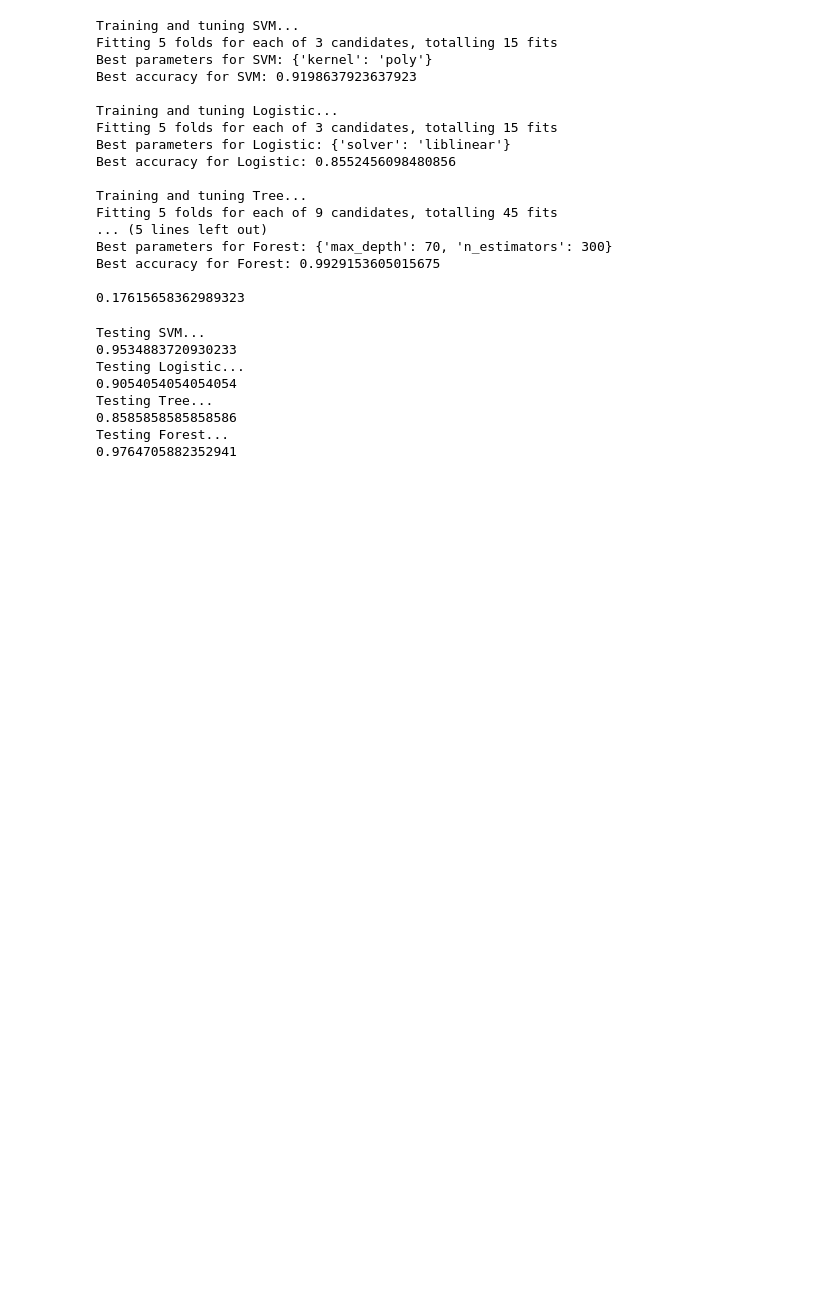
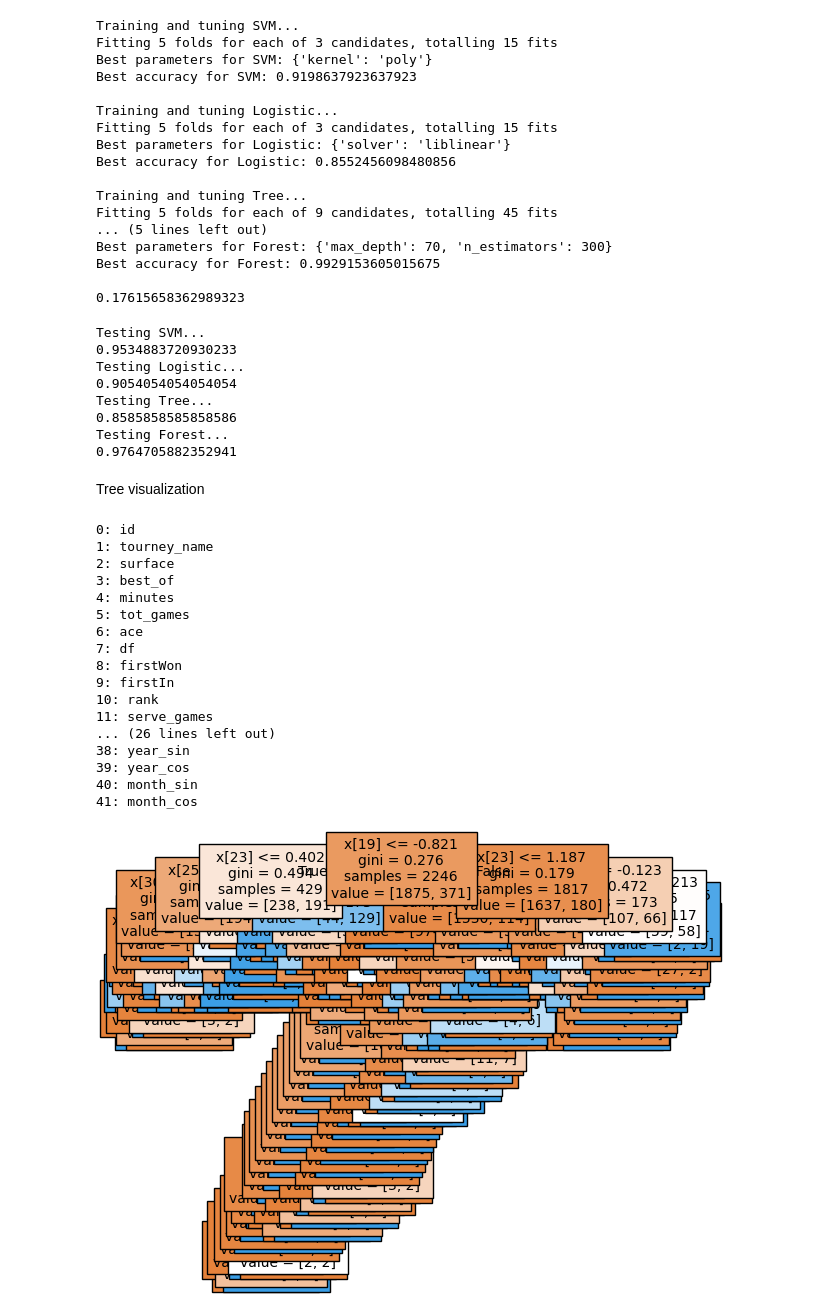
Before and after one commit to Matteo294/ATP-analysis, a Jupyter notebook: MLmodel/ml.ipynb, the cells around one changed output. Cells and saved outputs as stored; diff of their text form; code cells hidden in the pictures; blank space fills up the shorter version.

```diff
--- a/MLmodel/ml.ipynb
+++ b/MLmodel/ml.ipynb
@@ -447,3 +447,35 @@ Testing Tree...
 0.8585858585858586
 Testing Forest...
 0.9764705882352941
+# %% [markdown]
+Tree visualization
+# %%
+from sklearn.tree import plot_tree
+
+for idx, feature in enumerate(X.columns):
+    print(f"{idx}: {feature}")
+
+#plt.figure(figsize=(20, 10))
+plot_tree(grids["Tree"].best_estimator_, filled=True, fontsize=10)
+plt.savefig("tree.png", dpi=300, bbox_inches='tight')
+plt.tight_layout()
+plt.show()
+# %% [output]
+0: id
+1: tourney_name
+2: surface
+3: best_of
+4: minutes
+5: tot_games
+6: ace
+7: df
+8: firstWon
+9: firstIn
+10: rank
+11: serve_games
+... (26 lines left out)
+38: year_sin
+39: year_cos
+40: month_sin
+41: month_cos
+[figure, added]
```
Also changed, not shown: 3 other files.
